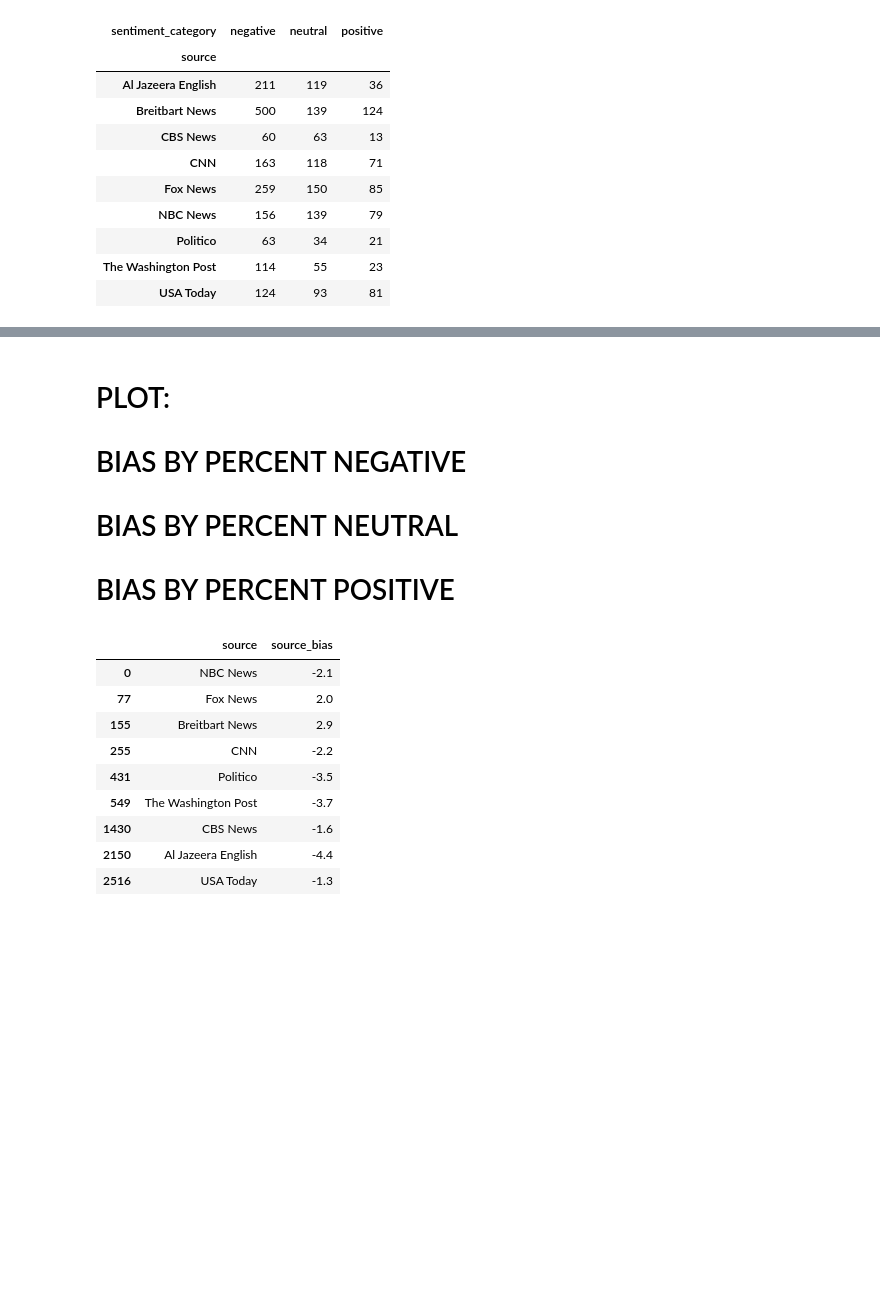
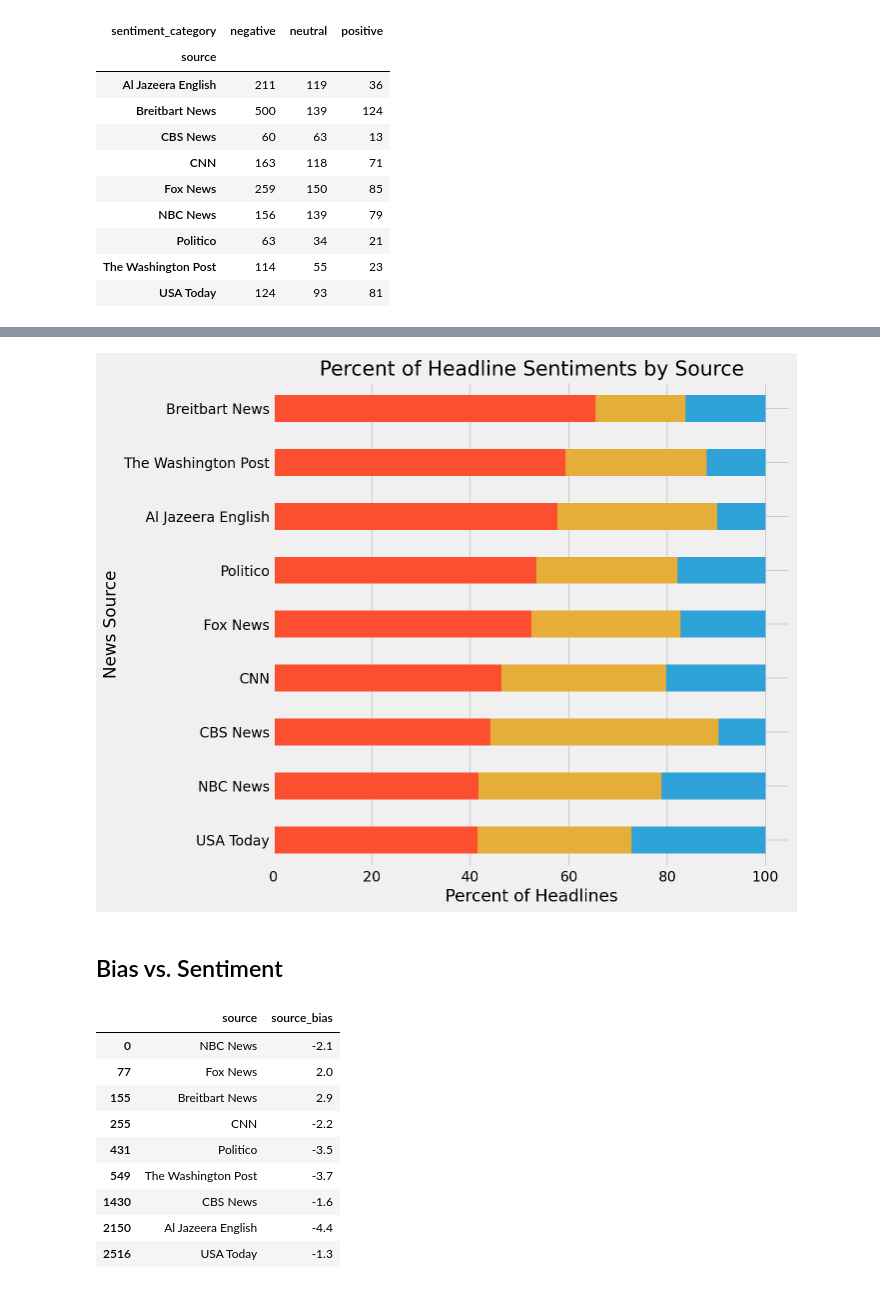
Before and after one commit to James-Ashley/sentiment-analysis-dashboard, a Jupyter notebook: sentiment_analysis/data_analysis.ipynb, the cells around one changed output, grey strips where cells are left out. Cells and saved outputs as stored; diff of their text form; code cells hidden in the pictures; blank space fills up the shorter version.

```diff
--- a/sentiment_analysis/data_analysis.ipynb
+++ b/sentiment_analysis/data_analysis.ipynb
@@ -122,8 +120,15 @@ plt.savefig('../images/headlinesentimentspercent.png')
-# %% [markdown]
-# PLOT:
-# BIAS BY PERCENT NEGATIVE
-# BIAS BY PERCENT NEUTRAL
-# BIAS BY PERCENT POSITIVE
+# %%
+# Bar graph of number of sentiment score types by source
+colors = ['#fc4f30', '#e5ae38', '#30a2da']
+sentiment_filtered.plot.barh(figsize=(10, 8), title = 'Percent of Headline Sentiments by Source', color=colors, stacked='True', legend=None)
+plt.xlabel('Percent of Headlines')
+plt.ylabel('News Source')
+plt.tight_layout()
+plt.savefig('../headlinesentimentspercent.png')
+# %% [output]
+[figure, added]
+# %% [markdown]
+## Bias vs. Sentiment
 # %%
 # Get bias for each source
 df_bias = df[['source', 'source_bias']].drop_duplicates()
```
Also changed, not shown: parts of 4 cells of this notebook, 1 other file.
